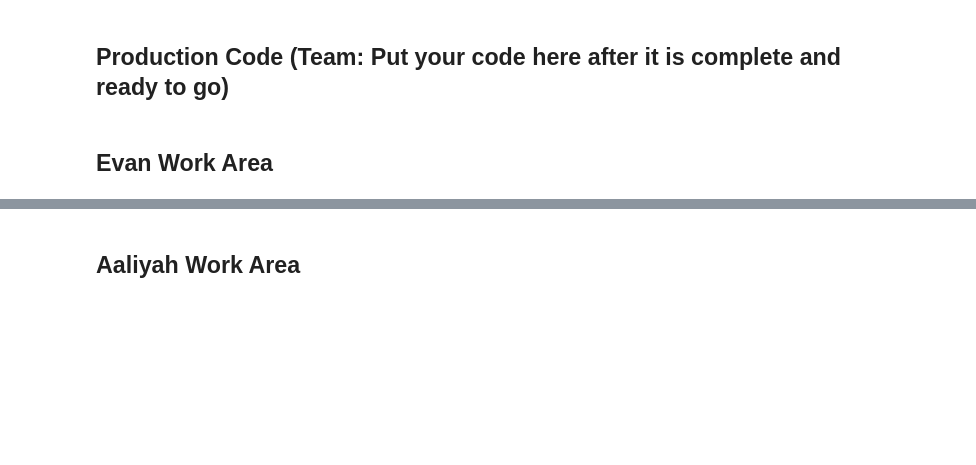
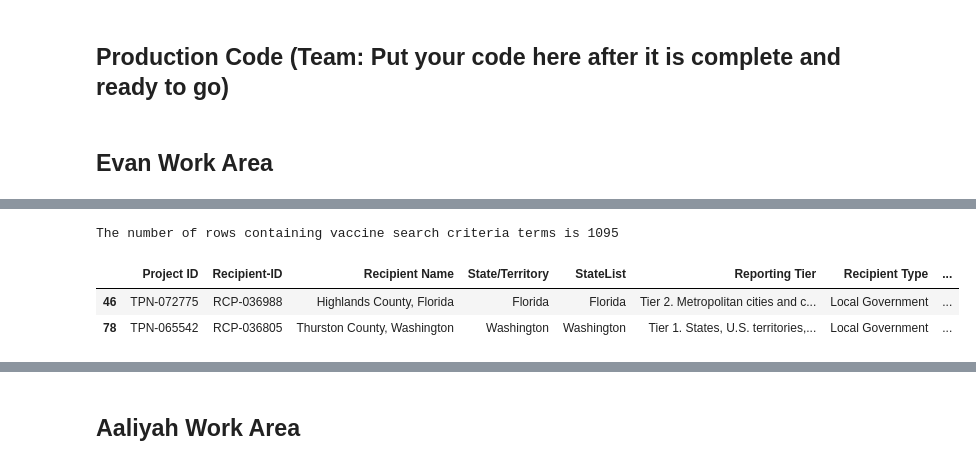
Before and after one commit to Evdawg/Project_1_Covid_Data, a Jupyter notebook: Project_1_covid.ipynb, the cells around one changed output, grey strips where cells are left out. Cells and saved outputs as stored; diff of their text form; code cells hidden in the pictures; blank space fills up the shorter version.

```diff
--- a/Project_1_covid.ipynb
+++ b/Project_1_covid.ipynb
@@ -71,12 +86,17 @@ search_term_list = ['covid', 'covid-19', 'vaccine', 'vaccination', 'vaccinated',
 # %%
-# Filter the dataframe column 'Project Description'
+### Filter the dataframe column 'Project Description'
     ## source: https://stackoverflow.com/questions/28679930/how-to-drop-rows-from-pandas-data-frame-that-contains-a-particular-string-in-a-p
 
 
 covid_projects_df = all_states_df[all_states_df['Project Description'].str.contains('|'.join(search_term_list))]
 
 
 # print(len(all_states_df['Project Description']))
-print(f'The number of rows containing covid/vaccine search criteria terms is {len(covid_projects_df["Project ID"])}')
-covid_projects_df.head(4)
+print(f'The number of rows containing vaccine search criteria terms is {len(covid_projects_df["Project ID"])}')
+covid_projects_df.head(2)
+# %% [output]
+The number of rows containing vaccine search criteria terms is 1095
+|  | Project ID | Recipient-ID | Recipient Name | State/Territory | StateList | Reporting Tier | Recipient Type | ... |
+| 46 | TPN-072775 | RCP-036988 | Highlands County, Florida | Florida | Florida | Tier 2. Metropolitan cities and c... | Local Government | ... |
+| 78 | TPN-065542 | RCP-036805 | Thurston County, Washington | Washington | Washington | Tier 1. States, U.S. territories,... | Local Government | ... |
 # %%
```
Also changed, not shown: parts of 26 cells of this notebook.
